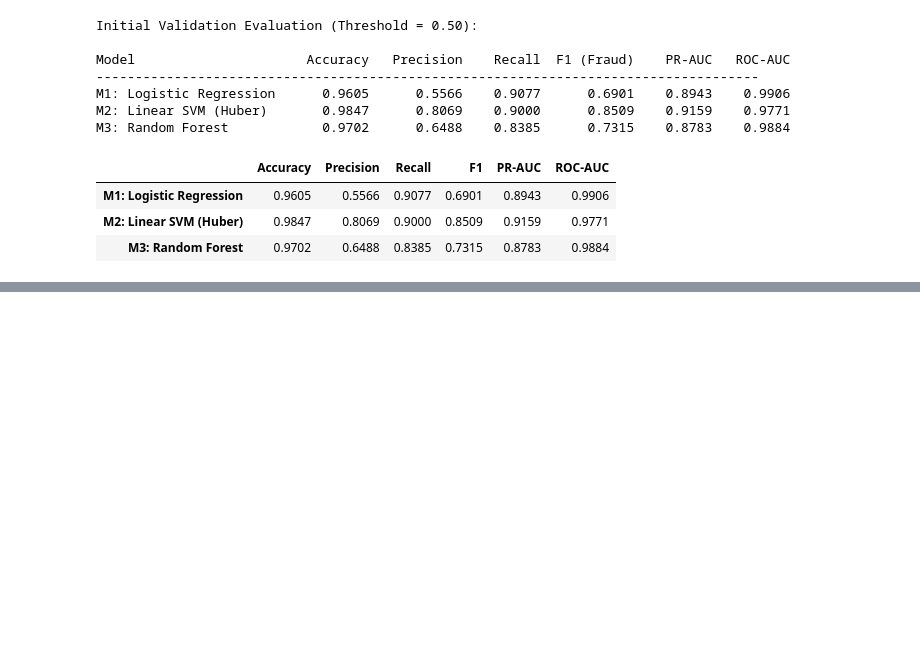
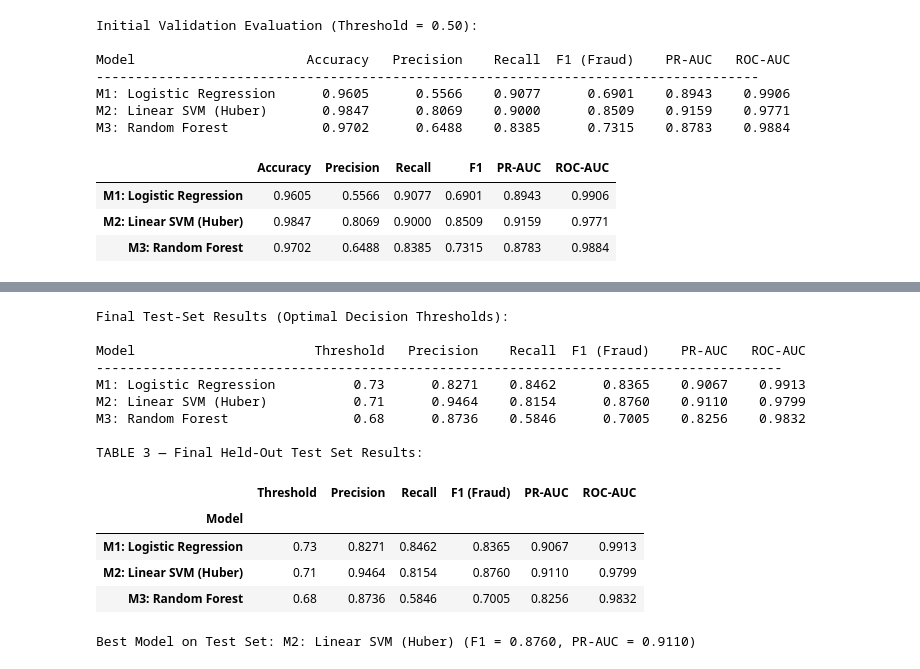
Before and after one commit to iman758/Introduction-to-AI-, a Jupyter notebook: B1_Fake_Job_Postings/B1_notebook.ipynb, the cells around one changed output, grey strips where cells are left out. Cells and saved outputs as stored; diff of their text form; code cells hidden in the pictures; blank space fills up the shorter version.

```diff
--- a/B1_Fake_Job_Postings/B1_notebook.ipynb
+++ b/B1_Fake_Job_Postings/B1_notebook.ipynb
@@ -508,0 +643,60 @@ M3: Random Forest            0.9702      0.6488    0.8385      0.7315    0.8783
+# %%
+# Cell 14 — Final Test-Set Evaluation Across All Models (Table 3 in Report)
+test_results_final = []
+
+print("Final Test-Set Results (Optimal Decision Thresholds):\n")
+print(f"{'Model':<25}  {'Threshold':>10}  {'Precision':>10}  {'Recall':>8}  {'F1 (Fraud)':>10}  {'PR-AUC':>8}  {'ROC-AUC':>8}")
+print("-" * 88)
+
+test_probs = {}
+
+for name, pipe in PIPELINES_B1.items():
+    t_opt = best_thresholds[name]
+    y_test_prob = pipe.predict_proba(X_test)[:, 1]
+    y_test_pred = (y_test_prob >= t_opt).astype(int)
+
+    prec = precision_score(y_test, y_test_pred, zero_division=0)
+    rec  = recall_score(y_test, y_test_pred, zero_division=0)
+    f1   = f1_score(y_test, y_test_pred, zero_division=0)
+    pr_auc  = average_precision_score(y_test, y_test_prob)
+    roc_auc = roc_auc_score(y_test, y_test_prob)
+
+    test_probs[name] = y_test_prob
+
+    test_results_final.append({
+        "Model": name,
+        "Threshold": round(t_opt, 2),
+        "Precision": prec,
+        "Recall": rec,
+        "F1 (Fraud)": f1,
+        "PR-AUC": pr_auc,
+        "ROC-AUC": roc_auc
+    })
+    print(f"{name:<25}  {t_opt:>10.2f}  {prec:>10.4f}  {rec:>8.4f}  {f1:>10.4f}  {pr_auc:>8.4f}  {roc_auc:>8.4f}")
+
+print()
+test_df_final = pd.DataFrame(test_results_final).set_index("Model").round(4)
+print("TABLE 3 — Final Held-Out Test Set Results:")
+display(test_df_final)
+
+# Best Model Selection
+best_b1_name = test_df_final["F1 (Fraud)"].idxmax()
+best_f1      = test_df_final.loc[best_b1_name, "F1 (Fraud)"]
+best_pr_auc  = test_df_final.loc[best_b1_name, "PR-AUC"]
+print(f"\nBest Model on Test Set: {best_b1_name} (F1 = {best_f1:.4f}, PR-AUC = {best_pr_auc:.4f})")
+# %% [output]
+Final Test-Set Results (Optimal Decision Thresholds):
+
+Model                       Threshold   Precision    Recall  F1 (Fraud)    PR-AUC   ROC-AUC
+----------------------------------------------------------------------------------------
+M1: Logistic Regression          0.73      0.8271    0.8462      0.8365    0.9067    0.9913
+M2: Linear SVM (Huber)           0.71      0.9464    0.8154      0.8760    0.9110    0.9799
+M3: Random Forest                0.68      0.8736    0.5846      0.7005    0.8256    0.9832
+
+TABLE 3 — Final Held-Out Test Set Results:
+|  | Threshold | Precision | Recall | F1 (Fraud) | PR-AUC | ROC-AUC |
+| Model |  |  |  |  |  |  |
+| M1: Logistic Regression | 0.73 | 0.8271 | 0.8462 | 0.8365 | 0.9067 | 0.9913 |
+| M2: Linear SVM (Huber) | 0.71 | 0.9464 | 0.8154 | 0.8760 | 0.9110 | 0.9799 |
+| M3: Random Forest | 0.68 | 0.8736 | 0.5846 | 0.7005 | 0.8256 | 0.9832 |
+Best Model on Test Set: M2: Linear SVM (Huber) (F1 = 0.8760, PR-AUC = 0.9110)
```
Also changed, not shown: parts of 6 cells of this notebook, 2 other files.
